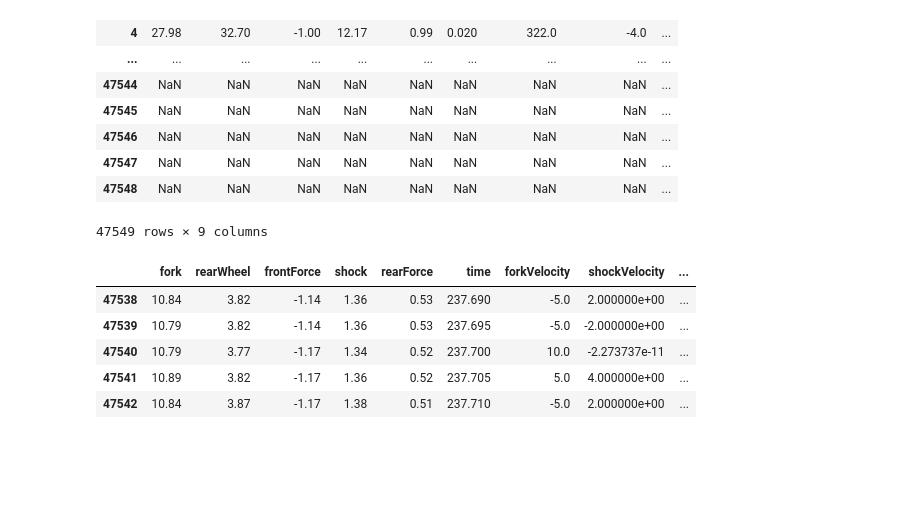
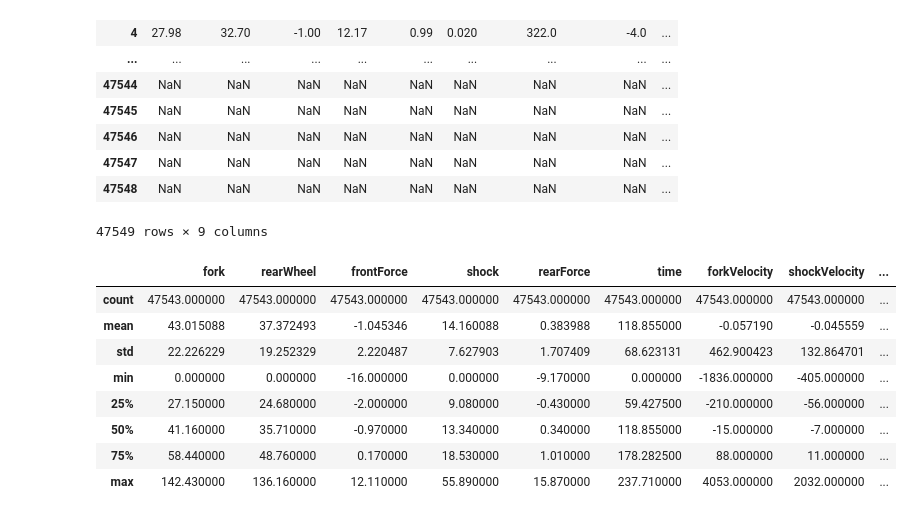
Before and after one commit to jonochurch/DAQ-files, a Jupyter notebook: motion_IQ.ipynb, the cells around one changed output. Saved outputs shown, nothing was run; the diff lists cells and outputs as text; code cells hidden in the pictures; blank space fills up the shorter version.

```diff
--- a/motion_IQ.ipynb
+++ b/motion_IQ.ipynb
@@ -111,14 +111,17 @@ df2
 # %%
 df2.dropna(how='any', inplace=True)
 # %%
-df2.tail()
+df2.describe()
 # %% [output]
 |  | fork | rearWheel | frontForce | shock | rearForce | time | forkVelocity | shockVelocity | ... |
-| 47538 | 10.84 | 3.82 | -1.14 | 1.36 | 0.53 | 237.690 | -5.0 | 2.000000e+00 | ... |
-| 47539 | 10.79 | 3.82 | -1.14 | 1.36 | 0.53 | 237.695 | -5.0 | -2.000000e+00 | ... |
-| 47540 | 10.79 | 3.77 | -1.17 | 1.34 | 0.52 | 237.700 | 10.0 | -2.273737e-11 | ... |
-| 47541 | 10.89 | 3.82 | -1.17 | 1.36 | 0.52 | 237.705 | 5.0 | 4.000000e+00 | ... |
-| 47542 | 10.84 | 3.87 | -1.17 | 1.38 | 0.51 | 237.710 | -5.0 | 2.000000e+00 | ... |
+| count | 47543.000000 | 47543.000000 | 47543.000000 | 47543.000000 | 47543.000000 | 47543.000000 | 47543.000000 | 47543.000000 | ... |
+| mean | 43.015088 | 37.372493 | -1.045346 | 14.160088 | 0.383988 | 118.855000 | -0.057190 | -0.045559 | ... |
+| std | 22.226229 | 19.252329 | 2.220487 | 7.627903 | 1.707409 | 68.623131 | 462.900423 | 132.864701 | ... |
+| min | 0.000000 | 0.000000 | -16.000000 | 0.000000 | -9.170000 | 0.000000 | -1836.000000 | -405.000000 | ... |
+| 25% | 27.150000 | 24.680000 | -2.000000 | 9.080000 | -0.430000 | 59.427500 | -210.000000 | -56.000000 | ... |
+| 50% | 41.160000 | 35.710000 | -0.970000 | 13.340000 | 0.340000 | 118.855000 | -15.000000 | -7.000000 | ... |
+| 75% | 58.440000 | 48.760000 | 0.170000 | 18.530000 | 1.010000 | 178.282500 | 88.000000 | 11.000000 | ... |
+| max | 142.430000 | 136.160000 | 12.110000 | 55.890000 | 15.870000 | 237.710000 | 4053.000000 | 2032.000000 | ... |
 # %%
 import plotly.figure_factory as ff
 a=df2['forkVelocity']
```
Also changed, not shown: parts of 1 cell of this notebook.
